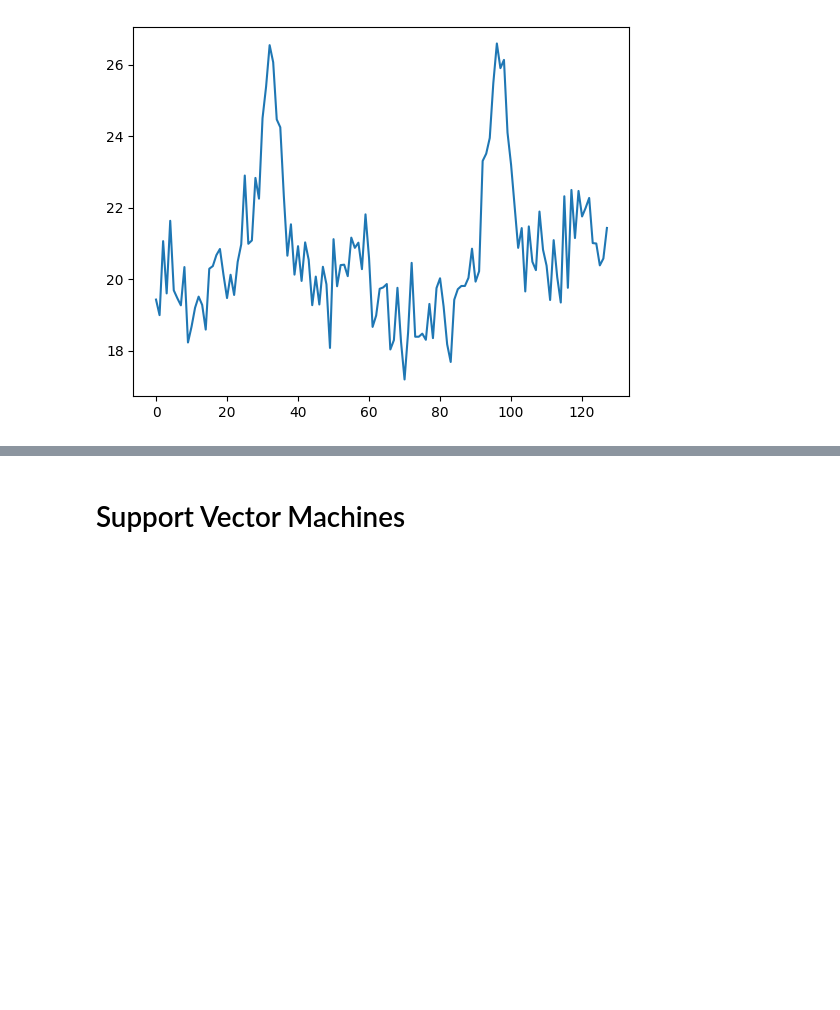
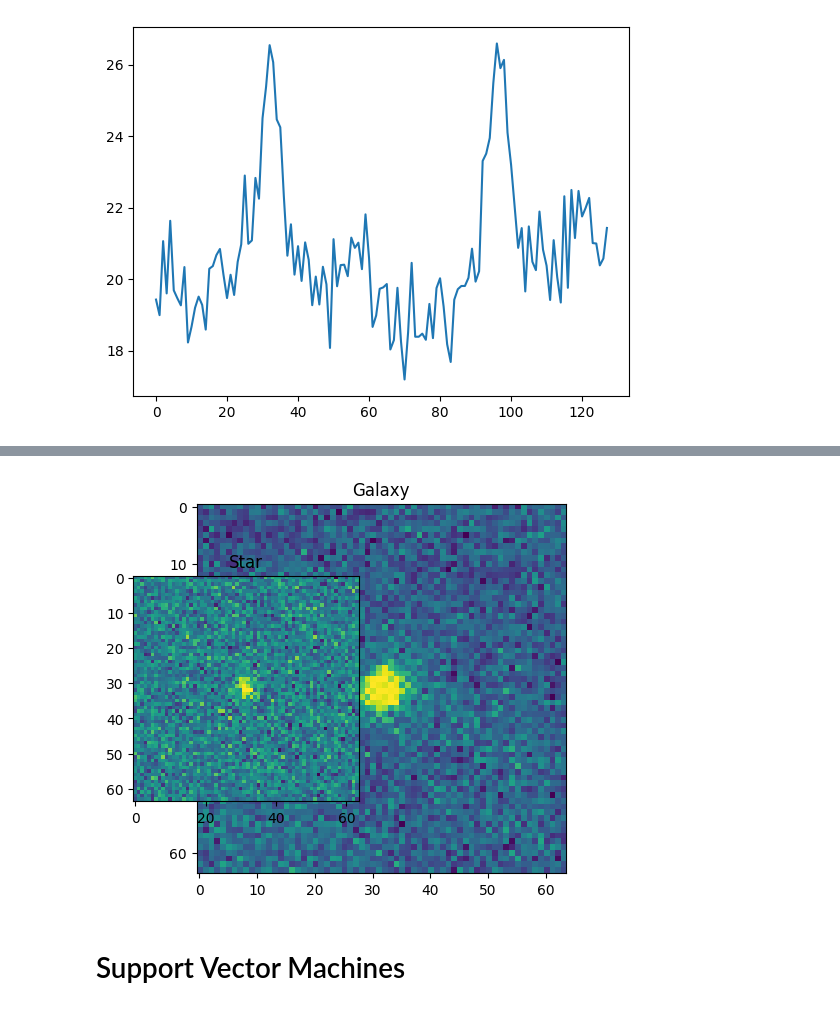
Before and after one commit to darshanmakwana412/star-galaxy-classification, a Jupyter notebook: pipeline.ipynb, the cells around one changed output, grey strips where cells are left out. Drawn from its saved outputs; the diff is of its cells as text; code cells hidden in the pictures; blank space fills up the shorter version.

```diff
--- a/pipeline.ipynb
+++ b/pipeline.ipynb
@@ -129,3 +169,16 @@ x_train, x_test, y_train, y_test = train_test_split(X, y, test_size=0.2, random_
+# %%
+fig = plt.figure()
+fig.add_subplot(1, 1, 1)
+galaxy_image = cv2.imread(img_pths[0], cv2.IMREAD_GRAYSCALE)
+plt.imshow(galaxy_image)
+plt.title("Galaxy")
+fig.add_subplot(1, 2, 1)
+star_image = cv2.imread(img_pths[-4], cv2.IMREAD_GRAYSCALE)
+plt.imshow(star_image)
+plt.title("Star")
+plt.savefig("images/Galaxy_Star_comparison.png")
+# %% [output]
+[figure, added]
 # %% [markdown]
 # Support Vector Machines
 # %%
```
Also changed, not shown: parts of 5 cells of this notebook, 5 other files.
